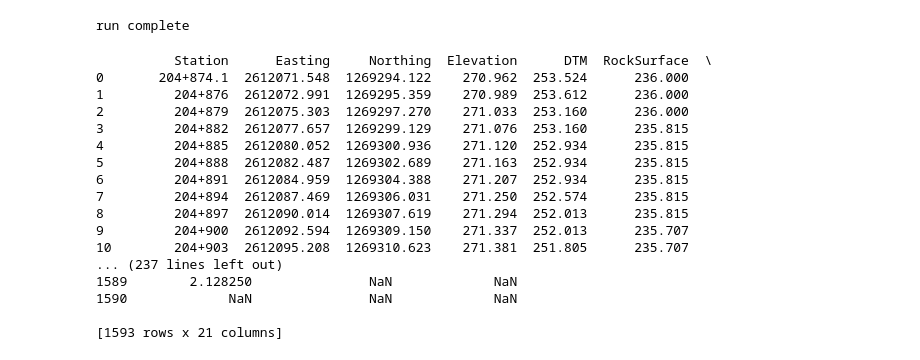
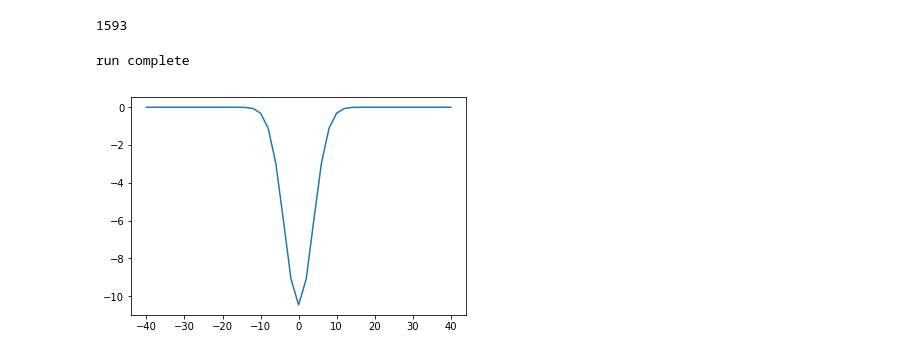
Before and after one commit to JJK-engineering/data-organizer, a Jupyter notebook: jupyter-python/geotech_calc/Settlement-Lea.ipynb, the cells around one changed output. Saved outputs shown, nothing was run; the diff lists cells and outputs as text; code cells hidden in the pictures.

```diff
--- a/jupyter-python/geotech_calc/Settlement-Lea.ipynb
+++ b/jupyter-python/geotech_calc/Settlement-Lea.ipynb
@@ -5,0 +9,8 @@ import matplotlib.pyplot as plt
+# %%
+#create Dataframe for all settlement-results, which will be calculated
+settlements_df = pd.DataFrame()
+
+# import the DataFrame with calculated Results from GIS
+align_data_df = pd.read_csv('Ostroehre.TunnelExcavationData.R2.csv',index_col=0)
+
+align_data_df
@@ -6 +35,7 @@ import matplotlib.pyplot as plt
+# %%
+#len(align_data_df.index)
+len(align_data_df)  #includes header and 1 blank line ???
+#align_data_df.count()
+# %% [output]
+1593
 # %%
@@ -99,24 +148,4 @@ DF_all.to_csv('Settlement.csv')
 print('run complete')
 # %% [output]
 run complete
-# %%
-print(tv_df)
-# %% [output]
-          Station      Easting     Northing  Elevation      DTM  RockSurface  \
-0       204+874.1  2612071.548  1269294.122    270.962  253.524      236.000
-1         204+876  2612072.991  1269295.359    270.989  253.612      236.000
-2         204+879  2612075.303  1269297.270    271.033  253.160      236.000
-3         204+882  2612077.657  1269299.129    271.076  253.160      235.815
-4         204+885  2612080.052  1269300.936    271.120  252.934      235.815
-5         204+888  2612082.487  1269302.689    271.163  252.934      235.815
-6         204+891  2612084.959  1269304.388    271.207  252.934      235.815
-7         204+894  2612087.469  1269306.031    271.250  252.574      235.815
-8         204+897  2612090.014  1269307.619    271.294  252.013      235.815
-9         204+900  2612092.594  1269309.150    271.337  252.013      235.707
-10        204+903  2612095.208  1269310.623    271.381  251.805      235.707
-... (237 lines left out)
-1589        2.128250               NaN             NaN
-1590             NaN               NaN             NaN
-
-[1593 rows x 21 columns]
 # %%
@@ -140,18 +169,23 @@ print(tv_df)
 # %%
 # plot results
-    #fig=plt.figure()
-    #p1 = plt.plot(x_dir, S*1000)
-        #plt.xticks(y_pos+width, objects)
-        #plt.ylim((0,110))
-    #p2 = plt.plot(x_dir, a[2])
-    #p2 = plt.plot(x_dir, a[3])
-    #p3 = plt.plot(x_dir, a[4])
-    #plt.ylabel('Settlement [mm]', **axis_font)
-    #plt.xlabel('Distance from tunnel axis [m]', **axis_font)
-    #plt.yticks( **axis_font)
-    #plt.xticks( **axis_font)
-    #titleA=('Greenfield-Settlements, Station ' +str(a[5]))
-    #plt.title(titleA, **title_font)
-    #plt.legend()
-    #plt.show()
-    #fig.savefig('C:\Users\kzq653\Documents\geopython\settlementtrough_bilder_test' + str(titleA) +'.png', dpi=300)
+fig=plt.figure()
+#print('xs_pts: ', xs_pts)
+#print('S: ', S*1000)
+p1 = plt.plot(xs_pts, S*1000)
+#plt.xticks(y_pos+width, objects)  # ??
+#plt.ylim((0,110))  # ??
+##p2 = plt.plot(x_dir, a[2])
+##p2 = plt.plot(x_dir, a[3])
+##p3 = plt.plot(x_dir, a[4])
+##plt.ylabel('Settlement [mm]', **axis_font)
+##plt.xlabel('Distance from tunnel axis [m]', **axis_font)
+##plt.yticks( **axis_font)
+##plt.xticks( **axis_font)
+####titleA=('Greenfield-Settlements, Station ' +str(align_data_df['Station'][i]))
+##titleA=('Greenfield-Settlements, Station ' +str(a[5]))
+##plt.title(titleA, **title_font)
+#plt.legend()
+plt.show()
+#fig.savefig('C:\Users\kzq653\Documents\geopython\settlementtrough_bilder_test' + str(titleA) +'.png', dpi=300)
+# %% [output]
+[figure, added]
```
Also changed, not shown: parts of 4 cells of this notebook, 6 other files.
